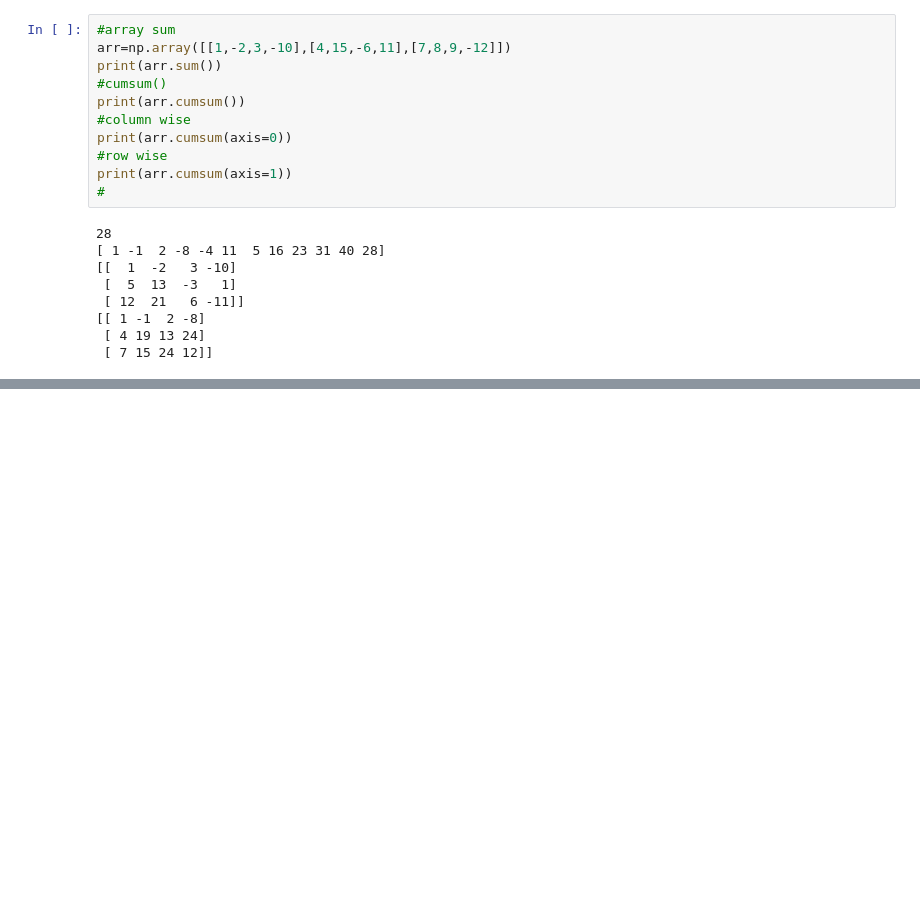
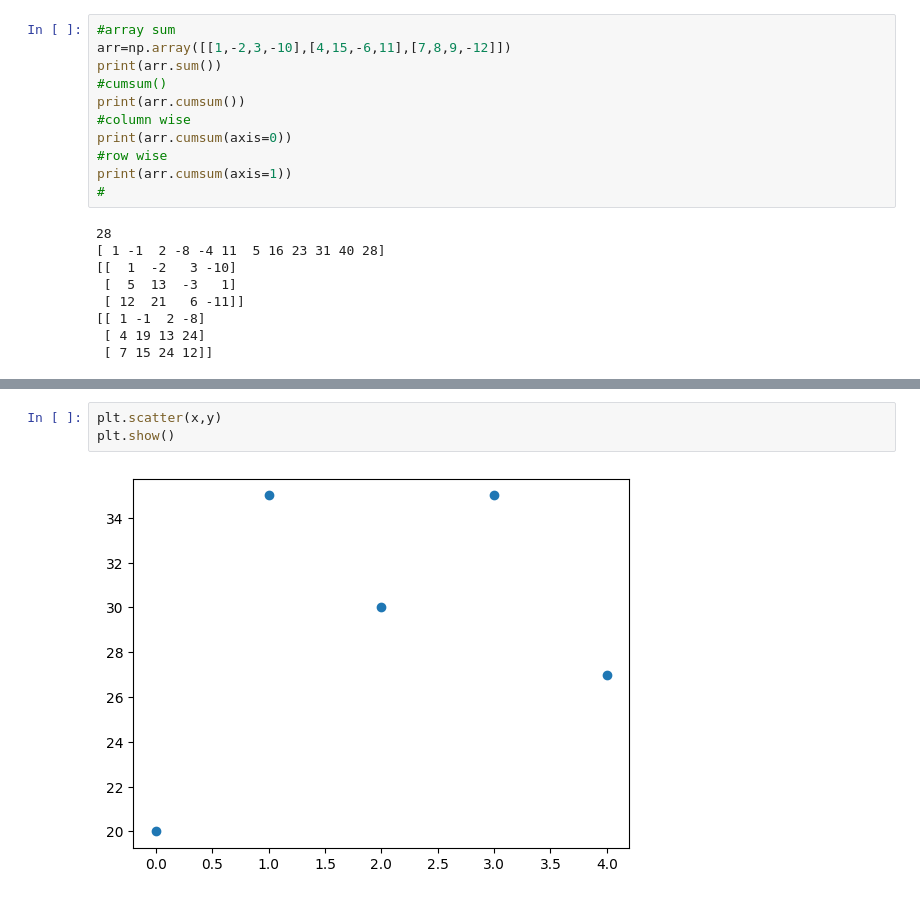
Before and after one commit to K-Saritha/ML-LAB, a Jupyter notebook: week1(ml).ipynb, the cells around one changed output, grey strips where cells are left out. Drawn from its saved outputs; the diff is of its cells as text; blank space fills up the shorter version.

```diff
--- a/week1(ml).ipynb
+++ b/week1(ml).ipynb
@@ -224,0 +236,5 @@ print(arr.cumsum(axis=1))
+# %%
+plt.scatter(x,y)
+plt.show()
+# %% [output]
+[figure, added]
```
Also changed, not shown: parts of 7 cells of this notebook.
